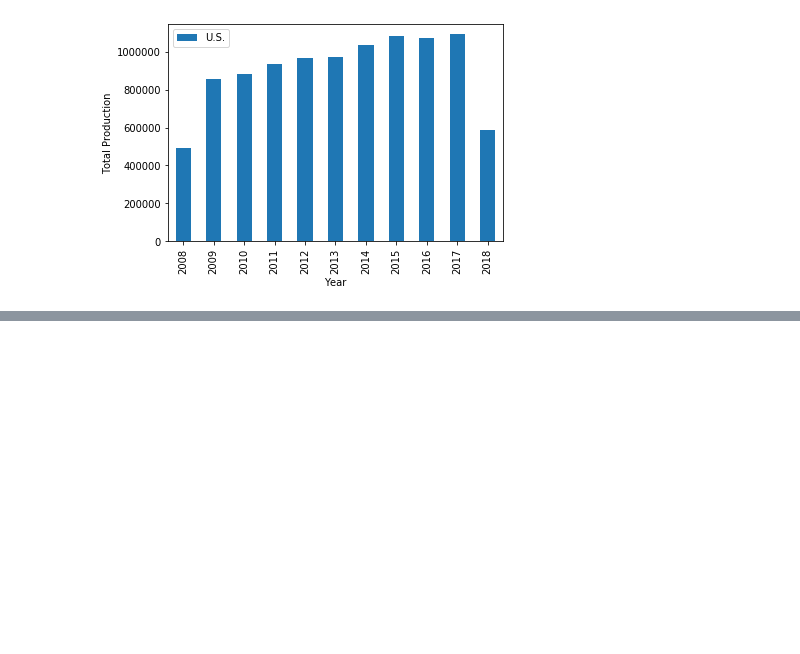
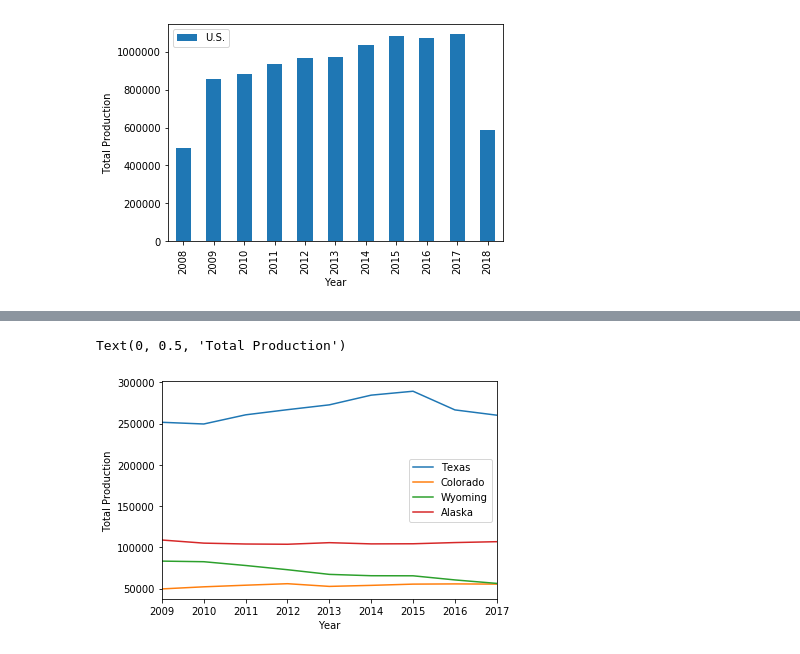
Before and after one commit to TheJayVachhani/Data-Analysis-and-Machine-Learning, a Jupyter notebook: Data Analytics/le-wagon-exercises/7-12-us-oil-and-gas-production/Exercise.ipynb, the cells around one changed output, grey strips where cells are left out. Saved outputs shown, nothing was run; the diff lists cells and outputs as text; code cells hidden in the pictures; blank space fills up the shorter version.

```diff
--- a/Data Analytics/le-wagon-exercises/7-12-us-oil-and-gas-production/Exercise.ipynb
+++ b/Data Analytics/le-wagon-exercises/7-12-us-oil-and-gas-production/Exercise.ipynb
@@ -108,0 +132,7 @@ np.logical_and(yearly_gas_df.index >= 2009, yearly_gas_df.index <= 2017)
+# %%
+plot = full_yearly_gas_df.filter(items=['Texas', 'Colorado', 'Wyoming', 'Alaska']).plot()
+plot.set_xlabel("Year")
+plot.set_ylabel("Total Production")
+# %% [output]
+Text(0, 0.5, 'Total Production')
+[figure, added]
```
Also changed, not shown: parts of 12 cells of this notebook.
